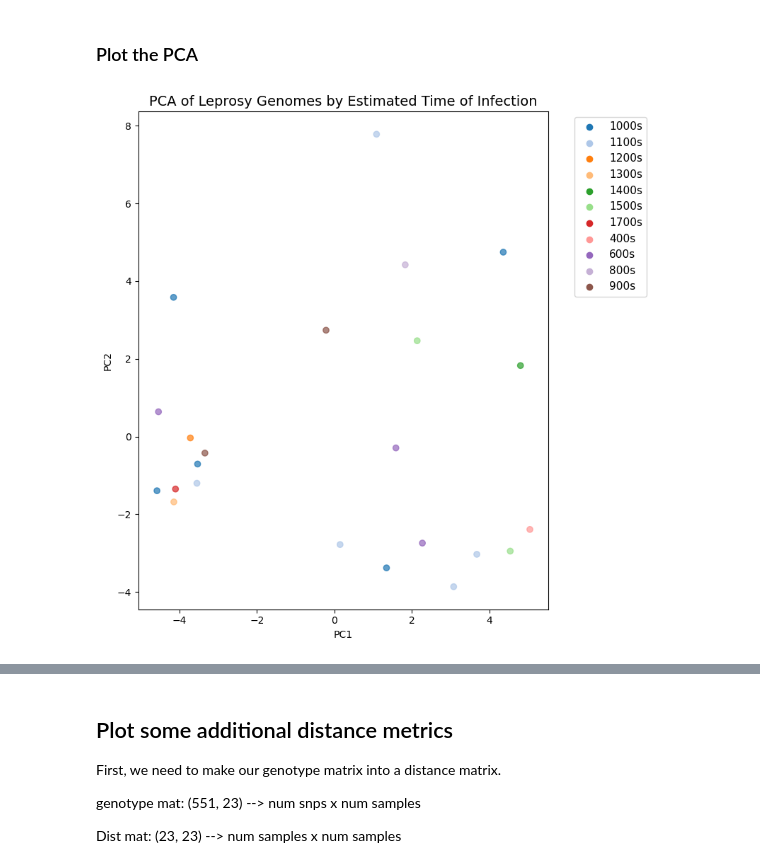
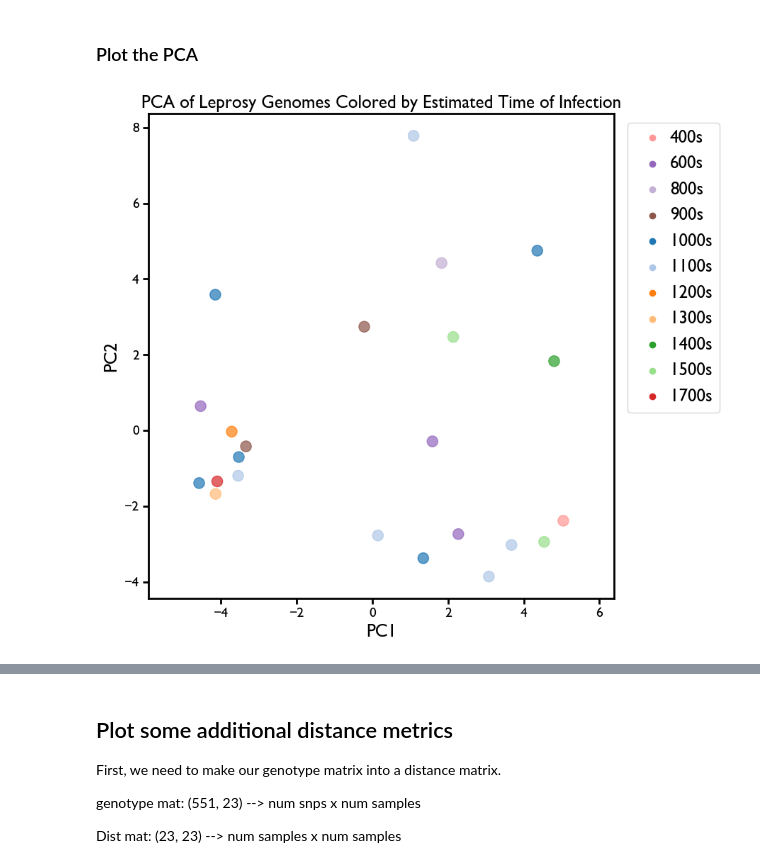
Before and after one commit to skylarwalters/biol1430_leprosy_analysis, a Jupyter notebook: pca.ipynb, the cells around one changed output, grey strips where cells are left out. Drawn from its saved outputs; the diff is of its cells as text; code cells hidden in the pictures.

```diff
--- a/pca.ipynb
+++ b/pca.ipynb
@@ -23,8 +23,8 @@ import pandas as pd
 First, we need to load ouru vcf and preprocess.
 # %%
 #  file paths
-vcf_path = 'data/variants.vcf.gz'
-metadata = pd.read_csv("data/fixed.csv")
+vcf_path = 'variants.vcf.gz'
+metadata = pd.read_csv("fixed.csv")
 # %% [markdown]
 Epic. Now, we can use the allel package to process into the callset into a genotype matrix.
 # %%
@@ -87,35 +85,60 @@ samples = metadata["Sample_Name"]
 
 unique_locations = sorted(set(locations))
 unique_ages = sorted(set(centuries))
+unique_samples = samples
 
+colors_dict_sample = {pop: plt.cm.tab20(i) for i, pop in enumerate(unique_samples)}
 colors_dict_loc = {pop: plt.cm.tab20(i) for i, pop in enumerate(unique_locations)}
 colors_dict_age = {pop: plt.cm.tab20(i) for i, pop in enumerate(unique_ages)}
 
 colors_loc = [colors_dict_loc[loc] for loc in locations]
 colors_time = [colors_dict_age[age] for age in centuries]
+
+
+plt.rcParams['font.family'] = 'Gill Sans'
+
+# compute symmetric axis limits for both plots
+x_min, x_max = X_pca[:,0].min(), X_pca[:,0].max()
+y_min, y_max = X_pca[:,1].min(), X_pca[:,1].max()
+
+xy_lim = max(abs(x_min), abs(x_max), abs(y_min), abs(y_max))
 # %%
-plt.figure(figsize=(8,8))
+plt.figure(figsize=(9, 8))
 
 plt.scatter(X_pca[:,0], X_pca[:,1],
             c=colors_time,
             alpha=0.7,
+            s = 120
             )
-for century in unique_ages:
+
+sorted_unique_ages = sorted(unique_ages, key=lambda x: int(x.rstrip('s')))
+
+for century in sorted_unique_ages:
     plt.scatter([], [],
                 color=colors_dict_age[century],
                 label=century
                 )
 
-plt.xlabel("PC1")
-plt.ylabel("PC2")
-plt.title("PCA of Leprosy Genomes by Estimated Time of Infection", fontsize=14)
-plt.legend(bbox_to_anchor=(1.05, 1),
+ax = plt.gca()
+
+ax = plt.gca()
+for spine in ax.spines.values():
+    spine.set_linewidth(2)
+
+ax.set_aspect('equal', adjustable='datalim')
+plt.tick_params(width=2, length=6, labelsize = 14)
+
+plt.xlabel("PC1", fontsize = 18)
+plt.ylabel("PC2", fontsize = 18)
+plt.title("PCA of Leprosy Genomes Colored by Estimated Time of Infection", fontsize=18)
+plt.legend(bbox_to_anchor=(1.01, 1),
            loc='upper left',
-           fontsize=11)
+           fontsize=18,
+           handletextpad=0)
 plt.tight_layout()
 
-plt.savefig('fig/pca_by_year.png')
+plt.savefig('pca_by_year.png')
 plt.show()
 # %% [output]
-[figure, old version]
+[figure, new version]
 # %%
```
Also changed, not shown: parts of 7 cells of this notebook, 5 other files.
